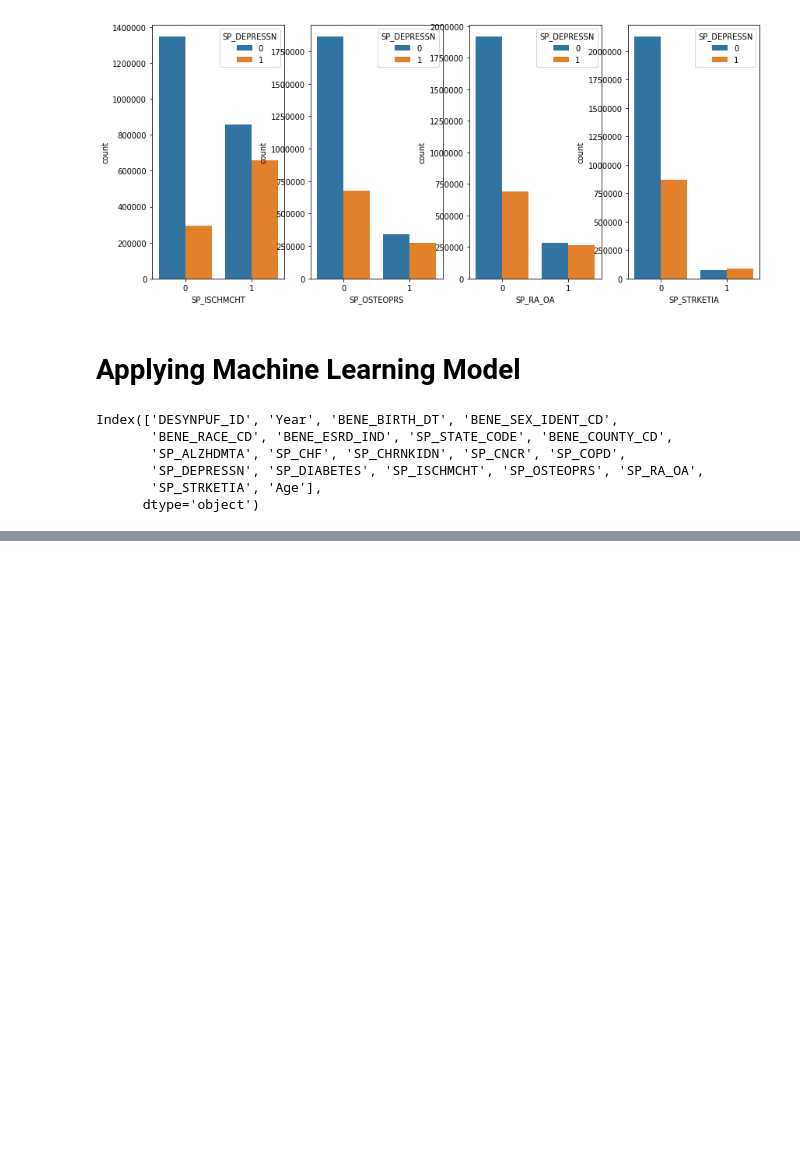
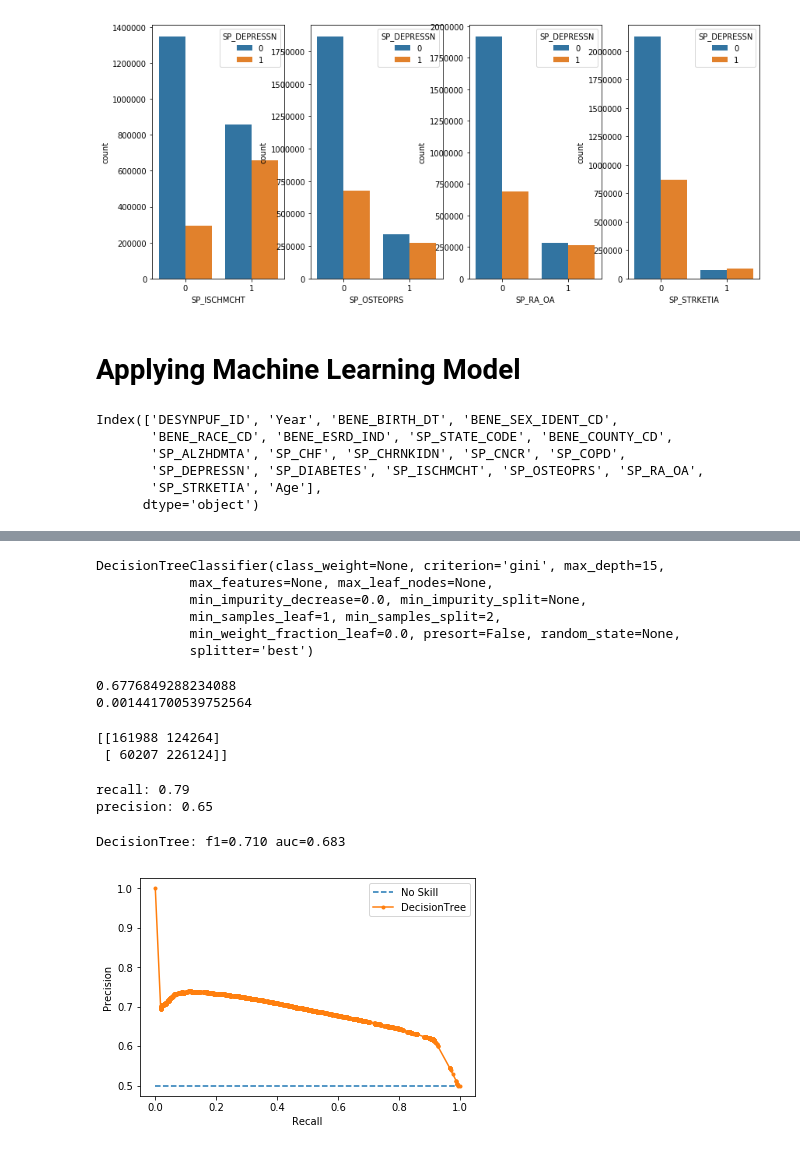
Before and after one commit to barbking/healthcare_analytics_medicare_DESynPUF_dataset, a Jupyter notebook: BarbKing-HW8-SEIS735.ipynb, the cells around one changed output, grey strips where cells are left out. Saved outputs shown, nothing was run; the diff lists cells and outputs as text; code cells hidden in the pictures; blank space fills up the shorter version.

```diff
--- a/BarbKing-HW8-SEIS735.ipynb
+++ b/BarbKing-HW8-SEIS735.ipynb
@@ -483,0 +562,79 @@ print(modelAccuracies.std())
+# %%
+# split data into train/test
+X = df_test_under.iloc[:,[3,4,5,8,9,10,11,12,14,15,16,17,18,19]].values
+y = df_test_under.iloc[:,13].values
+
+#Splitting the data into Training Set and Test Set
+from sklearn.model_selection import train_test_split
+X_train3, X_test3, y_train3, y_test3= train_test_split(X,y,test_size=0.3,random_state=0)
+# %%
+#Fitting Classifier to Training Set. Create a classifier object here and call it classifierObj
+from sklearn.tree import DecisionTreeClassifier
+classifierObj3 = DecisionTreeClassifier(criterion='gini', max_depth=15)
+classifierObj3.fit(X_train3,y_train3)
+# %% [output]
+DecisionTreeClassifier(class_weight=None, criterion='gini', max_depth=15,
+            max_features=None, max_leaf_nodes=None,
+            min_impurity_decrease=0.0, min_impurity_split=None,
+            min_samples_leaf=1, min_samples_split=2,
+            min_weight_fraction_leaf=0.0, presort=False, random_state=None,
+            splitter='best')
+# %%
+#K-Fold Cross Validation
+from sklearn.model_selection import cross_val_score
+modelAccuracies= cross_val_score(estimator=classifierObj3, X=X_train3, y=y_train3, cv=10)
+print(modelAccuracies.mean())
+print(modelAccuracies.std())
+# %% [output]
+0.6776849288234088
+0.001441700539752564
+# %%
+#Making predictions on the Test Set
+y_pred3 = classifierObj3.predict(X_test3)
+
+#Evaluating the predictions using a Confusion Matrix
+from sklearn.metrics import confusion_matrix
+cm = confusion_matrix(y_test3, y_pred3)
+
+print(cm)
+# %% [output]
+[[161988 124264]
+ [ 60207 226124]]
+# %%
+from sklearn.metrics import recall_score, precision_score
+recall = recall_score(y_test3, y_pred3)
+precision = precision_score(y_test3, y_pred3)
+print('recall: {0:0.2f}'.format(recall))
+print('precision: {0:0.2f}'.format(precision))
+# %% [output]
+recall: 0.79
+precision: 0.65
+# %%
+from sklearn.metrics import precision_recall_curve
+from sklearn.metrics import f1_score
+from sklearn.metrics import auc
+from matplotlib import pyplot
+# predict probabilities
+lr_probs = classifierObj3.predict_proba(X_test3)
+# keep probabilities for the positive outcome only
+lr_probs = lr_probs[:, 1]
+# predict class values
+yhat = classifierObj3.predict(X_test3)
+lr_precision, lr_recall, _ = precision_recall_curve(y_test3, lr_probs)
+lr_f1, lr_auc = f1_score(y_test3, yhat), auc(lr_recall, lr_precision)
+# summarize scores
+print('DecisionTree: f1=%.3f auc=%.3f' % (lr_f1, lr_auc))
+# plot the precision-recall curves
+no_skill = len(y_test3[y_test3==1]) / len(y_test3)
+pyplot.plot([0, 1], [no_skill, no_skill], linestyle='--', label='No Skill')
+pyplot.plot(lr_recall, lr_precision, marker='.', label='DecisionTree')
+# axis labels
+pyplot.xlabel('Recall')
+pyplot.ylabel('Precision')
+# show the legend
+pyplot.legend()
+# show the plot
+pyplot.show()
+# %% [output]
+DecisionTree: f1=0.710 auc=0.683
+[figure, added]
```
Also changed, not shown: parts of 19 cells of this notebook, 3 other files.
